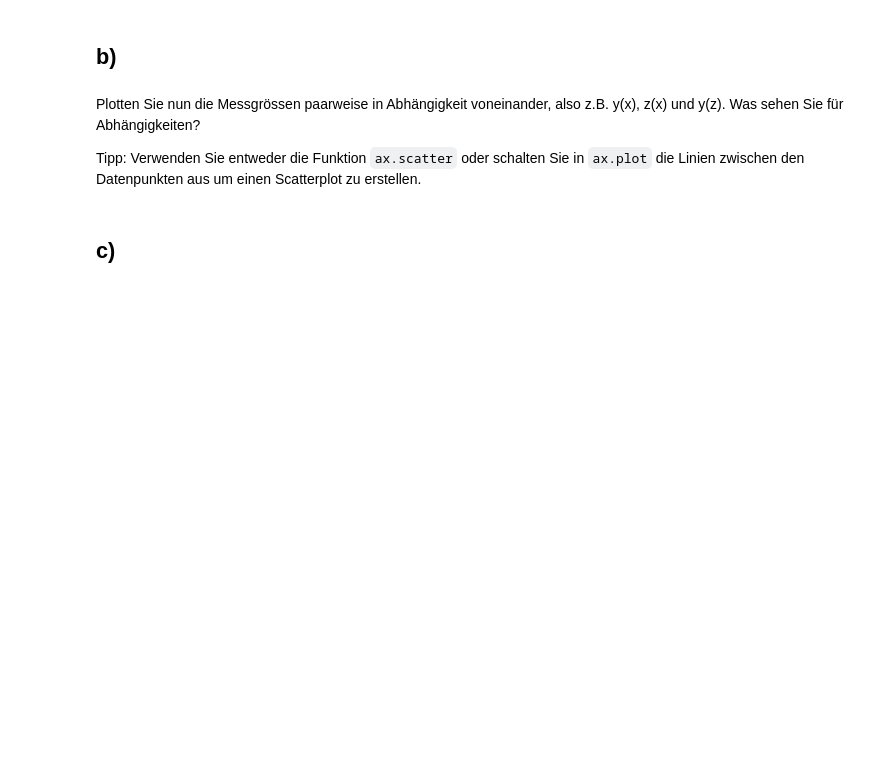
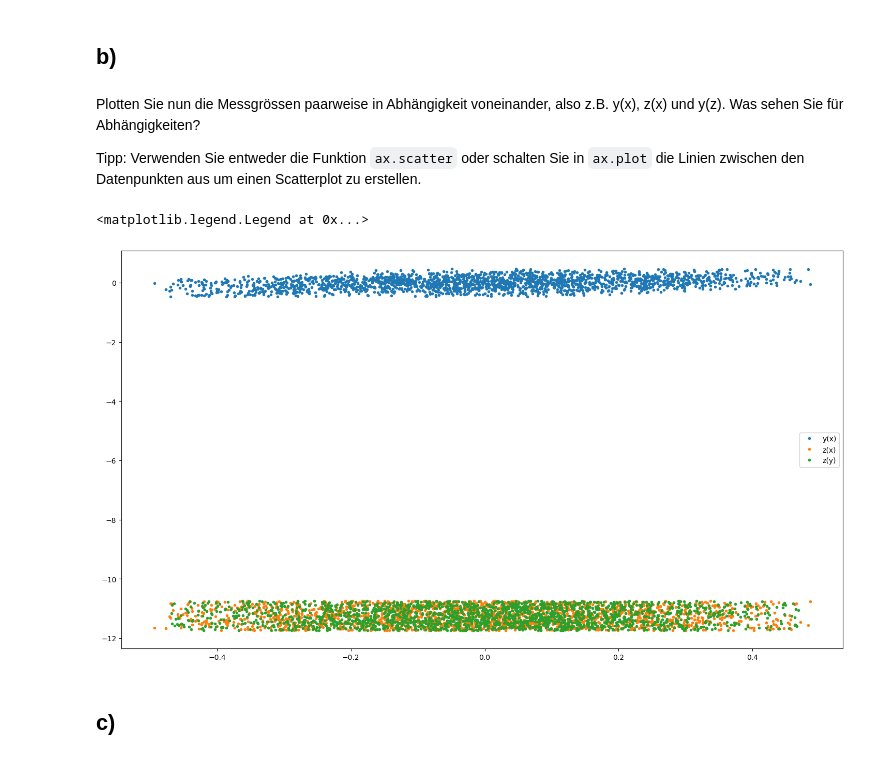
Before and after one commit to fflopsi/datenanalyse, a Jupyter notebook: exercises/05/Aufgabenblatt 5.ipynb, the cells around one changed output. Cells and saved outputs as stored; diff of their text form; code cells hidden in the pictures; blank space fills up the shorter version.

```diff
--- a/exercises/05/Aufgabenblatt 5.ipynb
+++ b/exercises/05/Aufgabenblatt 5.ipynb
@@ -34,6 +64,15 @@ Laden Sie den Datensatz "data_xyz.txt". Er enthält drei Auslenkungen x, y und z
 Plotten Sie nun die Messgrössen paarweise in Abhängigkeit voneinander, also z.B. y(x), z(x) und y(z). Was sehen Sie für Abhängigkeiten?
 
 Tipp: Verwenden Sie entweder die Funktion `ax.scatter` oder schalten Sie in `ax.plot` die Linien zwischen den Datenpunkten aus um einen Scatterplot zu erstellen.
+# %%
+fig, ax = plt.subplots(figsize=(18,10))
+ax.plot(x,y, '.', label='y(x)')
+ax.plot(x,z, '.', label='z(x)')
+ax.plot(y,z, '.', label='z(y)')
+ax.legend()
+# %% [output]
+<matplotlib.legend.Legend at 0x...>
+[figure, added]
 # %% [markdown]
 ## c)
 # %% [markdown]
```
Also changed, not shown: parts of 10 cells of this notebook.
